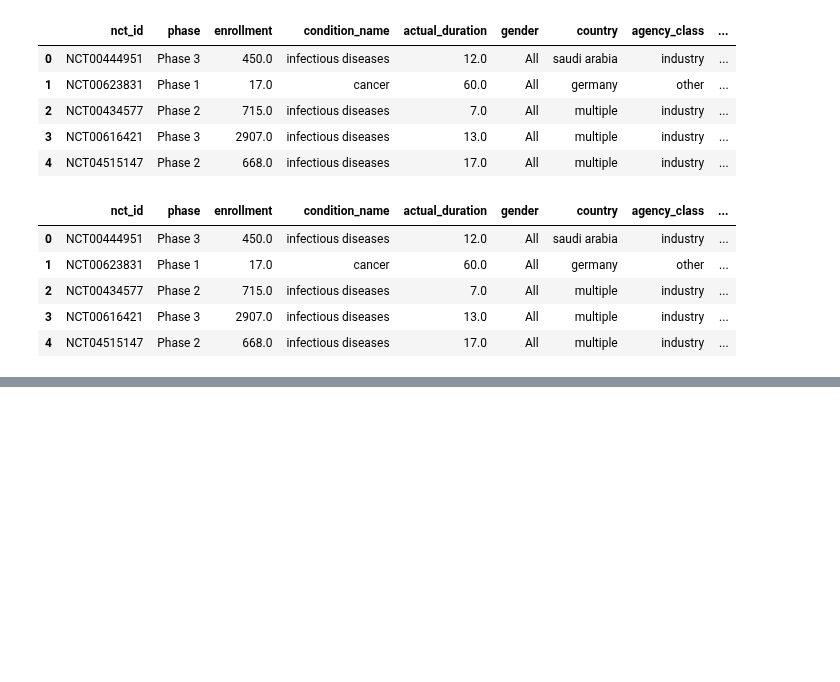
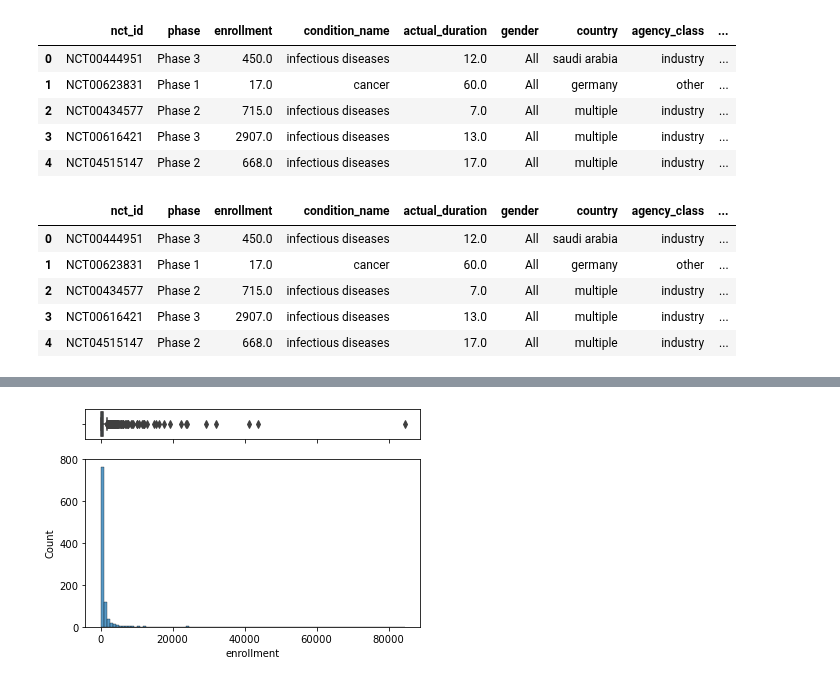
Before and after one commit to brunalos/clinical-trials-ml, a Jupyter notebook: vaccines.ipynb, the cells around one changed output, grey strips where cells are left out. Drawn from its saved outputs; the diff is of its cells as text; code cells hidden in the pictures; blank space fills up the shorter version.

```diff
--- a/vaccines.ipynb
+++ b/vaccines.ipynb
@@ -1615,0 +1641,5 @@ df_ml.head()
+# %%
+# Plot enrollment
+creating_box_hist('enrollment', df_ml, 100)
+# %% [output]
+[figure, added]
```
Also changed, not shown: parts of 8 cells of this notebook.
